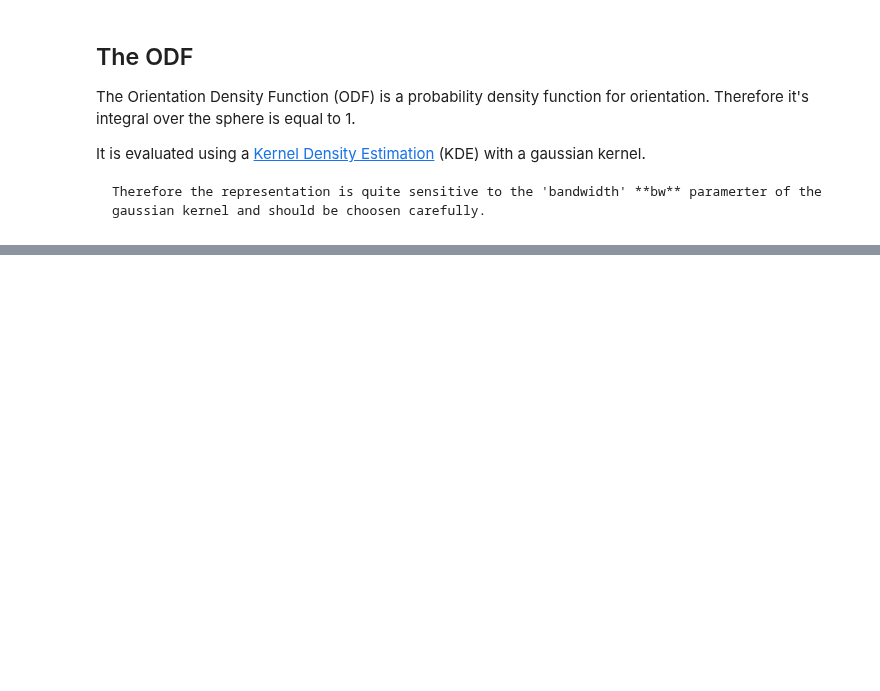
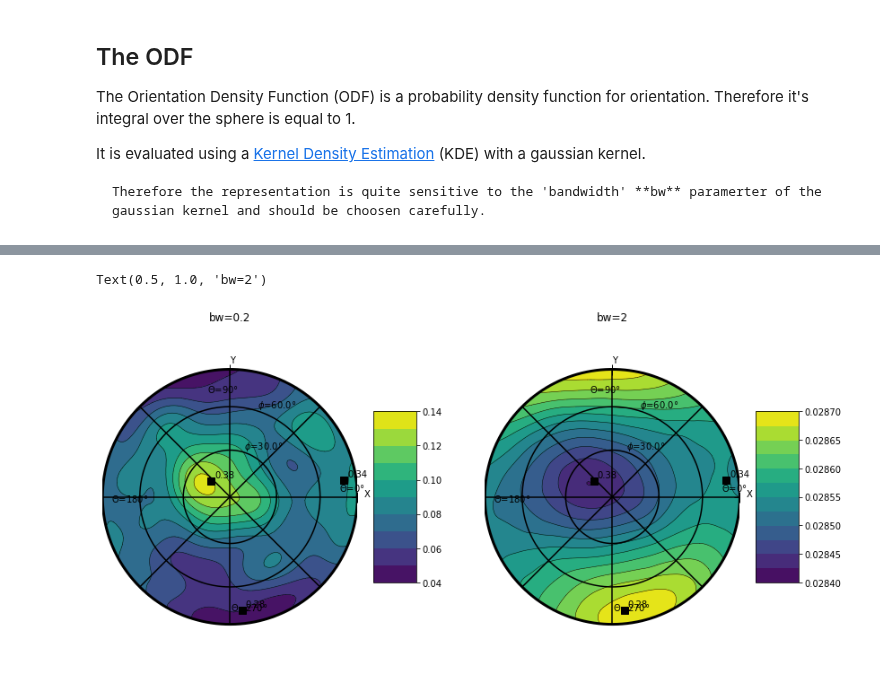
Before and after one commit to ThomasChauve/AITA-book, a Jupyter notebook: _sources/docs/The_dataArray_structure.ipynb, the cells around one changed output, grey strips where cells are left out. Drawn from its saved outputs; the diff is of its cells as text; code cells hidden in the pictures; blank space fills up the shorter version.

```diff
--- a/_sources/docs/The_dataArray_structure.ipynb
+++ b/_sources/docs/The_dataArray_structure.ipynb
@@ -209,0 +204,11 @@ Text(0.5, 1.0, 'bw=2')
+# %%
+plt.figure(figsize=(14,7))
+plt.subplot(121)
+data.orientation.uvecs.plotODF(bw=0.2,cmap=cm.viridis)
+plt.title('bw=0.2')
+plt.subplot(122)
+data.orientation.uvecs.plotODF(bw=2.,cmap=cm.viridis)
+plt.title('bw=2')
+# %% [output]
+Text(0.5, 1.0, 'bw=2')
+[figure, added]
```
Also changed, not shown: parts of 1 cell of this notebook, 4 other files.
